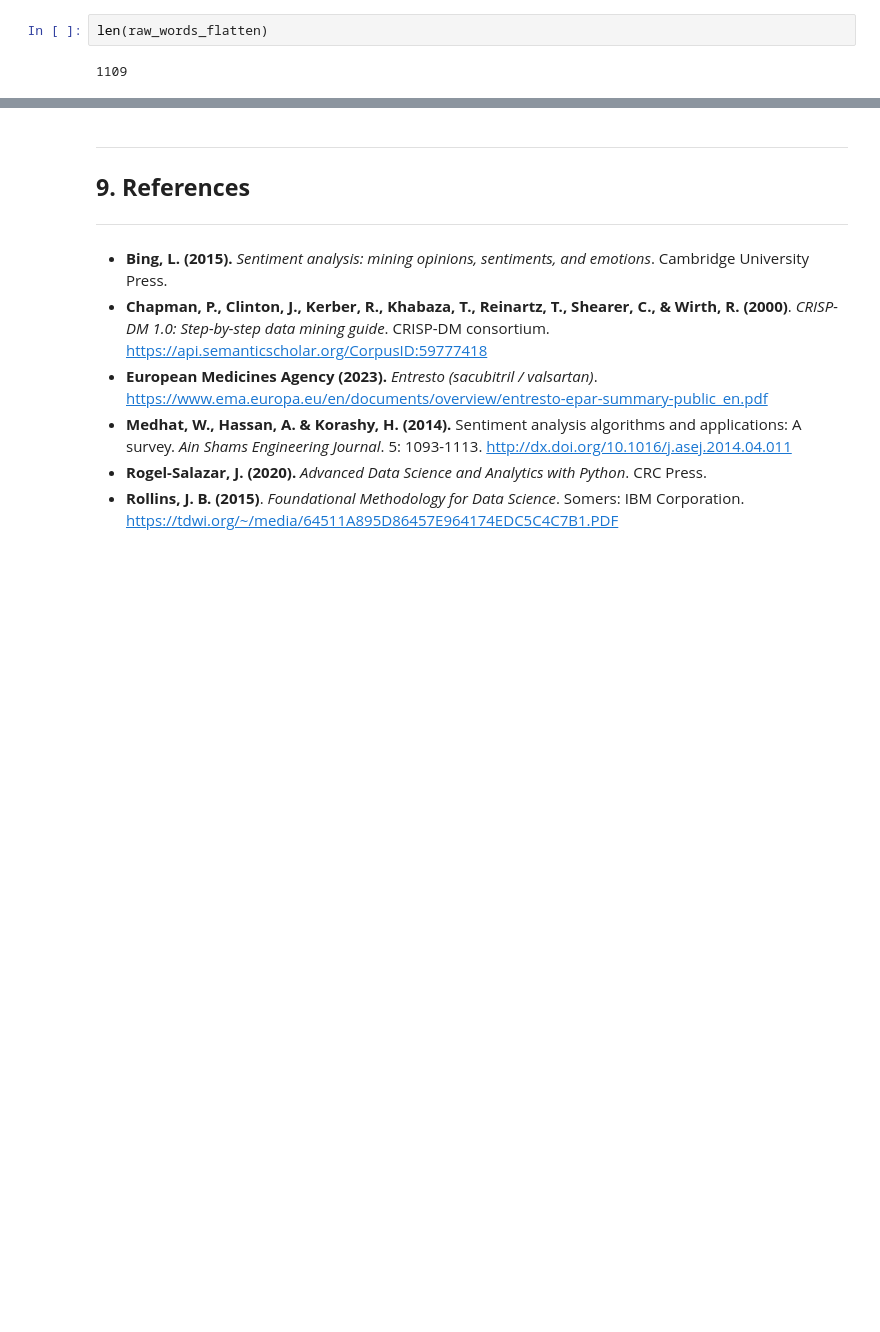
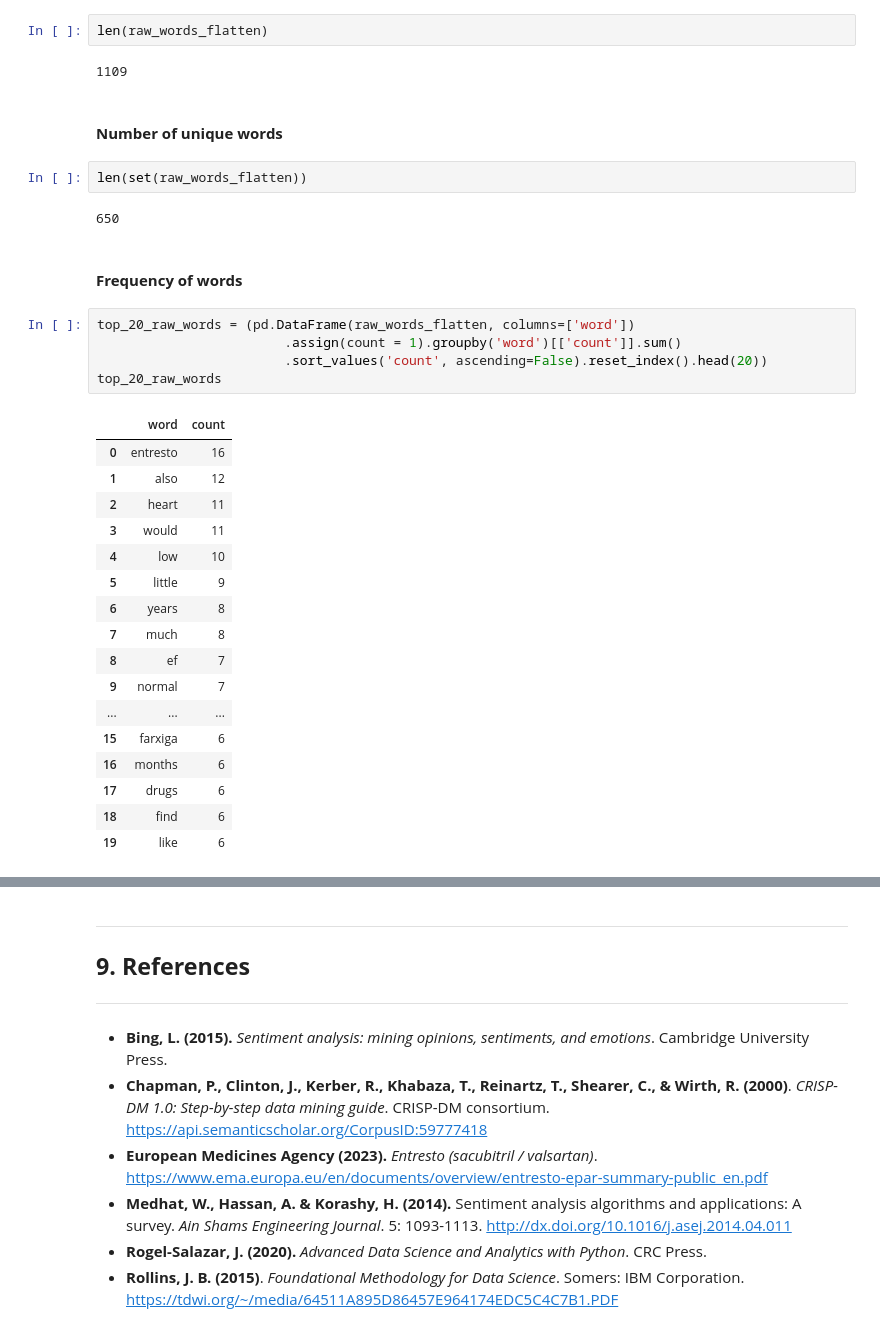
Before and after one commit to DanielEduardoLopez/SentimentAnalysisEntresto, a Jupyter notebook: notebooks/SentimentAnalysisEntresto.ipynb, the cells around one changed output, grey strips where cells are left out. Drawn from its saved outputs; the diff is of its cells as text; blank space fills up the shorter version.

Commit message:
Added top most frequent words

```diff
--- a/notebooks/SentimentAnalysisEntresto.ipynb
+++ b/notebooks/SentimentAnalysisEntresto.ipynb
@@ -267,3 +267,34 @@ raw_words_flatten[:10]
 len(raw_words_flatten)
 # %% [output]
 1109
+# %% [markdown]
+#### **Number of unique words**
+# %%
+len(set(raw_words_flatten))
+# %% [output]
+650
+# %% [markdown]
+#### **Frequency of words**
+# %%
+top_20_raw_words = (pd.DataFrame(raw_words_flatten, columns=['word'])
+                        .assign(count = 1).groupby('word')[['count']].sum()
+                        .sort_values('count', ascending=False).reset_index().head(20))
+top_20_raw_words
+# %% [output]
+|  | word | count |
+| 0 | entresto | 16 |
+| 1 | also | 12 |
+| 2 | heart | 11 |
+| 3 | would | 11 |
+| 4 | low | 10 |
+| 5 | little | 9 |
+| 6 | years | 8 |
+| 7 | much | 8 |
+| 8 | ef | 7 |
+| 9 | normal | 7 |
+| ... | ... | ... |
+| 15 | farxiga | 6 |
+| 16 | months | 6 |
+| 17 | drugs | 6 |
+| 18 | find | 6 |
+| 19 | like | 6 |
```
Also changed, not shown: parts of 2 cells of this notebook.
